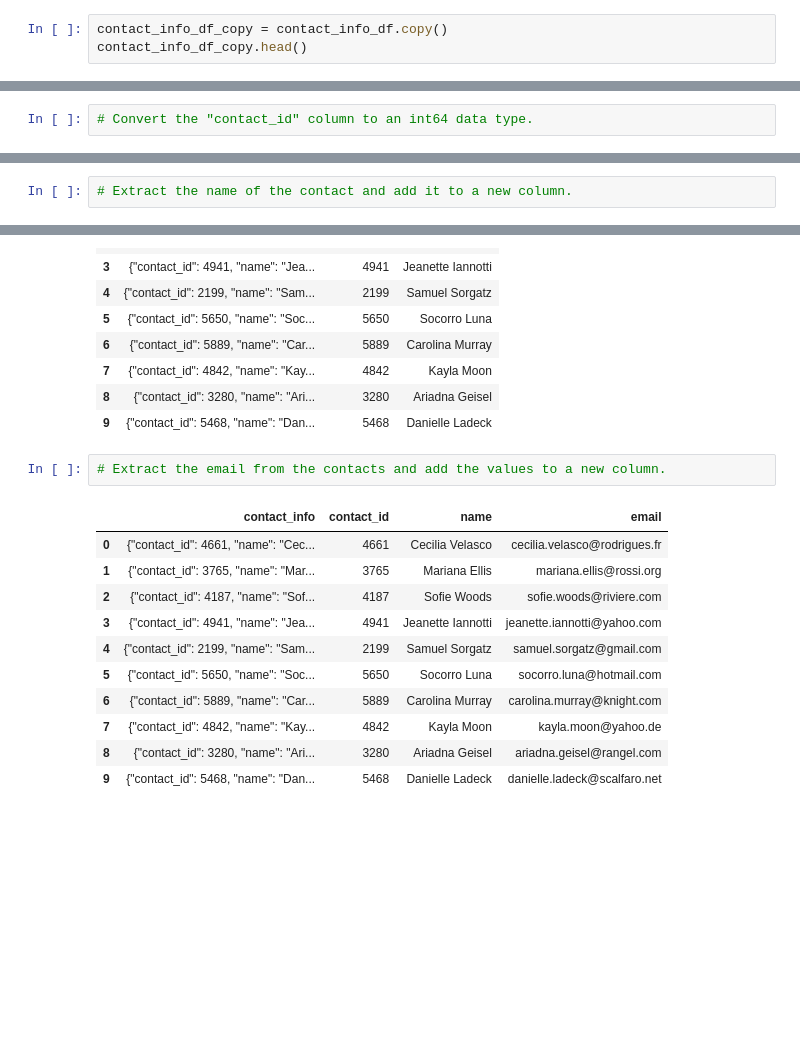
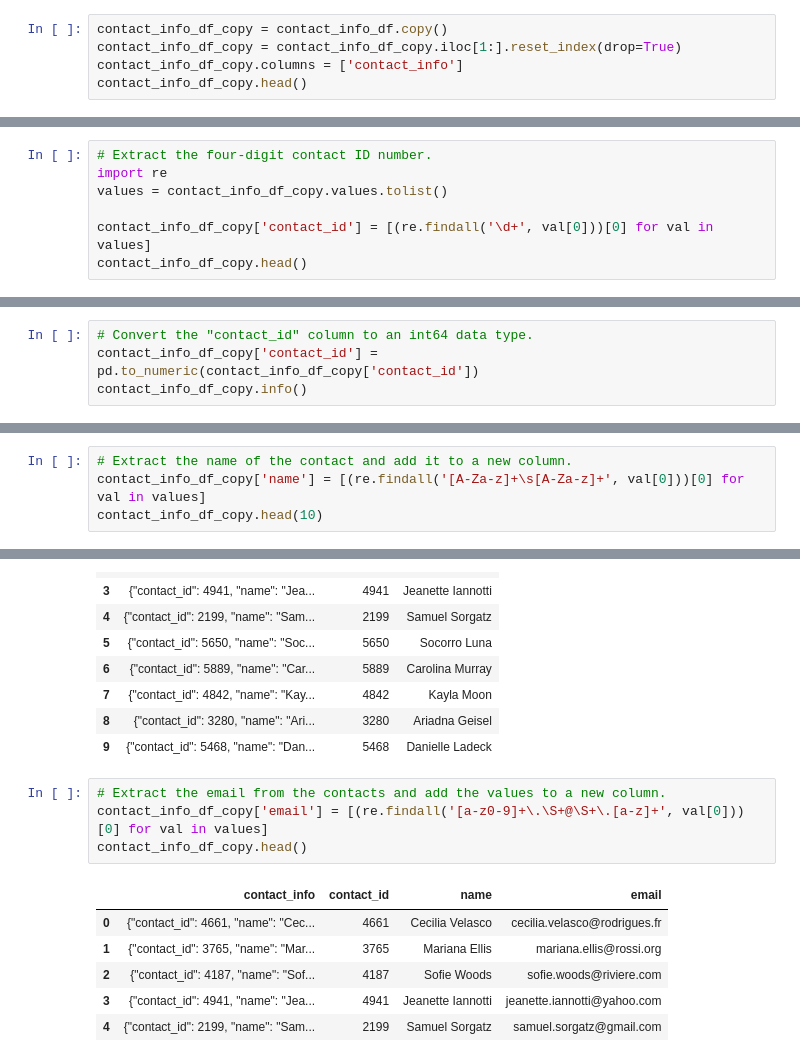
Before and after one commit to andcetera/Crowdfunding_ETL, a Jupyter notebook: ETL_Mini_Project_Starter_Code.ipynb, the cells around one changed output, grey strips where cells are left out. Saved outputs shown, nothing was run; the diff lists cells and outputs as text; blank space fills up the shorter version.

Commit message:
contacts opt 2 complete

```diff
--- a/ETL_Mini_Project_Starter_Code.ipynb
+++ b/ETL_Mini_Project_Starter_Code.ipynb
@@ -413,6 +413,8 @@ contacts_df_clean.to_csv("Resources/contacts.csv", encoding='utf8', index=False)
 ### Option 2: Use regex to create the contacts DataFrame.
 # %%
 contact_info_df_copy = contact_info_df.copy()
+contact_info_df_copy = contact_info_df_copy.iloc[1:].reset_index(drop=True)
+contact_info_df_copy.columns = ['contact_info']
 contact_info_df_copy.head()
 # %% [output]
 |  | contact_info |
@@ -432,0 +426,7 @@ contact_info_df_copy.head()
+# %%
+# Extract the four-digit contact ID number.
+import re
+values = contact_info_df_copy.values.tolist()
+
+contact_info_df_copy['contact_id'] = [(re.findall('\d+', val[0]))[0] for val in values]
+contact_info_df_copy.head()
@@ -444,6 +452,8 @@ dtypes: object(2)
 memory usage: 15.8+ KB
 # %%
 # Convert the "contact_id" column to an int64 data type.
+contact_info_df_copy['contact_id'] = pd.to_numeric(contact_info_df_copy['contact_id'])
+contact_info_df_copy.info()
 # %% [output]
 <class 'pandas.core.frame.DataFrame'>
 RangeIndex: 1000 entries, 0 to 999
@@ -456,6 +466,8 @@ dtypes: int64(1), object(1)
 memory usage: 15.8+ KB
 # %%
 # Extract the name of the contact and add it to a new column.
+contact_info_df_copy['name'] = [(re.findall('[A-Za-z]+\s[A-Za-z]+', val[0]))[0] for val in values]
+contact_info_df_copy.head(10)
 # %% [output]
 |  | contact_info | contact_id | name |
 | 0 | {"contact_id": 4661, "name": "Cec... | 4661 | Cecilia Velasco |
@@ -470,17 +482,14 @@ memory usage: 15.8+ KB
 | 9 | {"contact_id": 5468, "name": "Dan... | 5468 | Danielle Ladeck |
 # %%
 # Extract the email from the contacts and add the values to a new column.
+contact_info_df_copy['email'] = [(re.findall('[a-z0-9]+\.\S+@\S+\.[a-z]+', val[0]))[0] for val in values]
+contact_info_df_copy.head()
 # %% [output]
 |  | contact_info | contact_id | name | email |
 | 0 | {"contact_id": 4661, "name": "Cec... | 4661 | Cecilia Velasco | cecilia.velasco@rodrigues.fr |
 | 1 | {"contact_id": 3765, "name": "Mar... | 3765 | Mariana Ellis | mariana.ellis@rossi.org |
 | 2 | {"contact_id": 4187, "name": "Sof... | 4187 | Sofie Woods | sofie.woods@riviere.com |
 | 3 | {"contact_id": 4941, "name": "Jea... | 4941 | Jeanette Iannotti | jeanette.iannotti@yahoo.com |
 | 4 | {"contact_id": 2199, "name": "Sam... | 2199 | Samuel Sorgatz | samuel.sorgatz@gmail.com |
-| 5 | {"contact_id": 5650, "name": "Soc... | 5650 | Socorro Luna | socorro.luna@hotmail.com |
-| 6 | {"contact_id": 5889, "name": "Car... | 5889 | Carolina Murray | carolina.murray@knight.com |
-| 7 | {"contact_id": 4842, "name": "Kay... | 4842 | Kayla Moon | kayla.moon@yahoo.de |
-| 8 | {"contact_id": 3280, "name": "Ari... | 3280 | Ariadna Geisel | ariadna.geisel@rangel.com |
-| 9 | {"contact_id": 5468, "name": "Dan... | 5468 | Danielle Ladeck | danielle.ladeck@scalfaro.net |
 # %%
 # Create a copy of the contact_info_df with the 'contact_id', 'name', 'email' columns.
```
Also changed, not shown: parts of 8 cells of this notebook, 1 other file.
